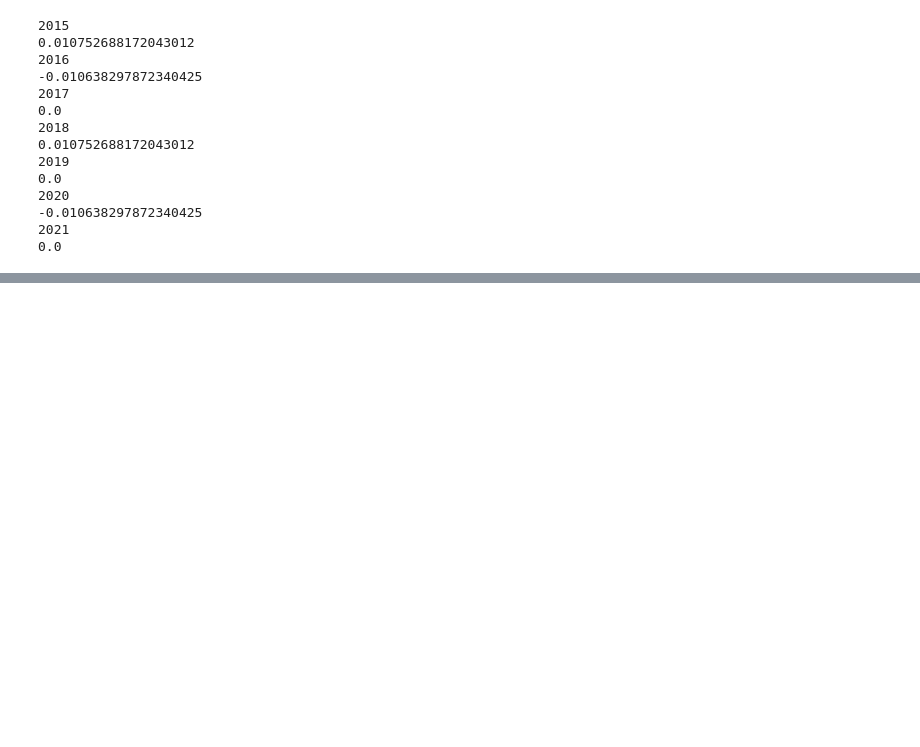
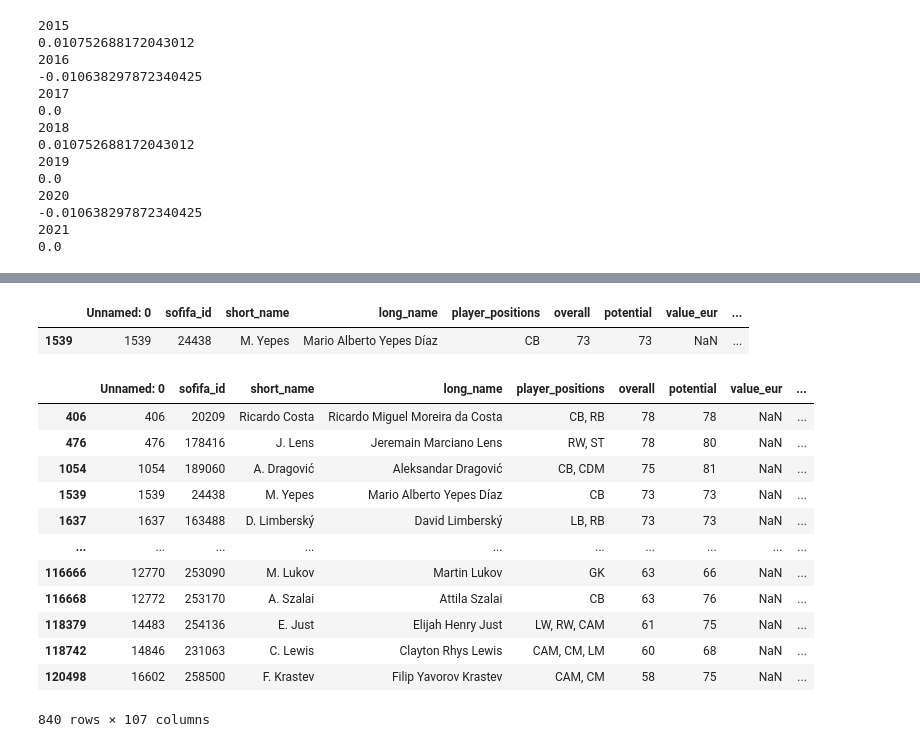
Before and after one commit to nathygonzalez/PR06-Machine-Learning-Group-Project, a Jupyter notebook: Fifa_proyect.ipynb, the cells around one changed output, grey strips where cells are left out. Saved outputs shown, nothing was run; the diff lists cells and outputs as text; code cells hidden in the pictures; blank space fills up the shorter version.

```diff
--- a/Fifa_proyect.ipynb
+++ b/Fifa_proyect.ipynb
@@ -240,0 +268,3 @@ df_new=pd.read_csv('data\players_total.csv')
+# %%
+#quito valores nulos de progresion anual
+df=df[df['progresion_anual'].notnull()]
@@ -240,0 +350,2 @@ df_new=pd.read_csv('data\players_total.csv')
+# %%
+df = df[df.columns.drop(list(df.filter(regex='url')))]
@@ -240,0 +360,3 @@ df_new=pd.read_csv('data\players_total.csv')
+# %%
+pd.set_option('display.max_columns', None)
+print(df.columns.tolist())
@@ -240,0 +426,21 @@ df_new=pd.read_csv('data\players_total.csv')
+# %%
+df[df['sofifa_id']==24438]
+# %% [output]
+|  | Unnamed: 0 | sofifa_id | short_name | long_name | player_positions | overall | potential | value_eur | ... |
+| 1539 | 1539 | 24438 | M. Yepes | Mario Alberto Yepes Díaz | CB | 73 | 73 | NaN | ... |
+# %%
+df[df['club_name'].isnull()]
+# %% [output]
+|  | Unnamed: 0 | sofifa_id | short_name | long_name | player_positions | overall | potential | value_eur | ... |
+| 406 | 406 | 20209 | Ricardo Costa | Ricardo Miguel Moreira da Costa | CB, RB | 78 | 78 | NaN | ... |
+| 476 | 476 | 178416 | J. Lens | Jeremain Marciano Lens | RW, ST | 78 | 80 | NaN | ... |
+| 1054 | 1054 | 189060 | A. Dragović | Aleksandar Dragović | CB, CDM | 75 | 81 | NaN | ... |
+| 1539 | 1539 | 24438 | M. Yepes | Mario Alberto Yepes Díaz | CB | 73 | 73 | NaN | ... |
+| 1637 | 1637 | 163488 | D. Limberský | David Limberský | LB, RB | 73 | 73 | NaN | ... |
+| ... | ... | ... | ... | ... | ... | ... | ... | ... | ... |
+| 116666 | 12770 | 253090 | M. Lukov | Martin Lukov | GK | 63 | 66 | NaN | ... |
+| 116668 | 12772 | 253170 | A. Szalai | Attila Szalai | CB | 63 | 76 | NaN | ... |
+| 118379 | 14483 | 254136 | E. Just | Elijah Henry Just | LW, RW, CAM | 61 | 75 | NaN | ... |
+| 118742 | 14846 | 231063 | C. Lewis | Clayton Rhys Lewis | CAM, CM, LM | 60 | 68 | NaN | ... |
+| 120498 | 16602 | 258500 | F. Krastev | Filip Yavorov Krastev | CAM, CM | 58 | 75 | NaN | ... |
+840 rows × 107 columns
```
Also changed, not shown: parts of 36 cells of this notebook.
